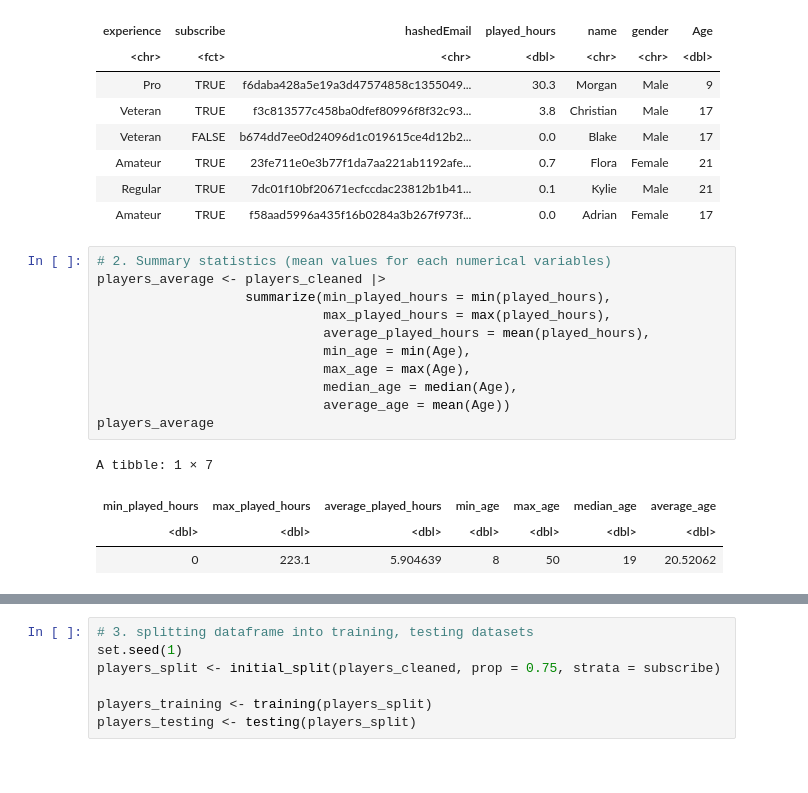
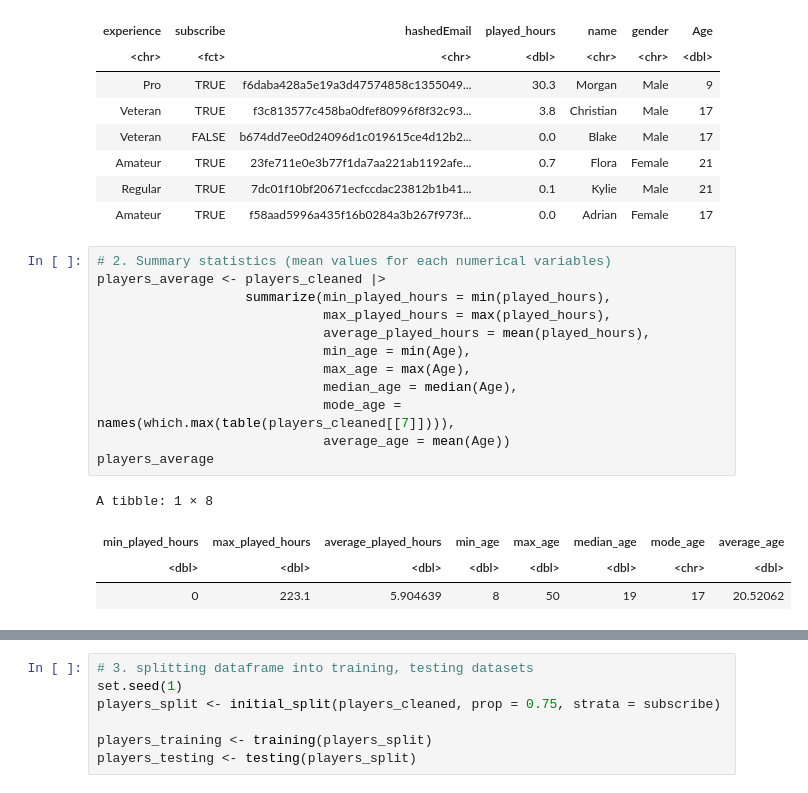
Before and after one commit to ninzyt/dsci100-project-group37, a Jupyter notebook: GroupProject(37).ipynb, the cells around one changed output, grey strips where cells are left out. Drawn from its saved outputs; the diff is of its cells as text.

```diff
--- a/GroupProject(37).ipynb
+++ b/GroupProject(37).ipynb
@@ -118,16 +118,17 @@ A tibble: 6 × 7
 # %%
 # 2. Summary statistics (mean values for each numerical variables)
 players_average <- players_cleaned |>
                    summarize(min_played_hours = min(played_hours),
                              max_played_hours = max(played_hours),
                              average_played_hours = mean(played_hours),
                              min_age = min(Age),
                              max_age = max(Age),
                              median_age = median(Age),
+                             mode_age = names(which.max(table(players_cleaned[[7]]))),
                              average_age = mean(Age))
 players_average
 # %% [output]
-A tibble: 1 × 7
+A tibble: 1 × 8
-| min_played_hours | max_played_hours | average_played_hours | min_age | max_age | median_age | average_age |
-| <dbl> | <dbl> | <dbl> | <dbl> | <dbl> | <dbl> | <dbl> |
-| 0 | 223.1 | 5.904639 | 8 | 50 | 19 | 20.52062 |
+| min_played_hours | max_played_hours | average_played_hours | min_age | max_age | median_age | mode_age | average_age |
+| <dbl> | <dbl> | <dbl> | <dbl> | <dbl> | <dbl> | <chr> | <dbl> |
+| 0 | 223.1 | 5.904639 | 8 | 50 | 19 | 17 | 20.52062 |
```
Also changed, not shown: parts of 1 cell of this notebook.
